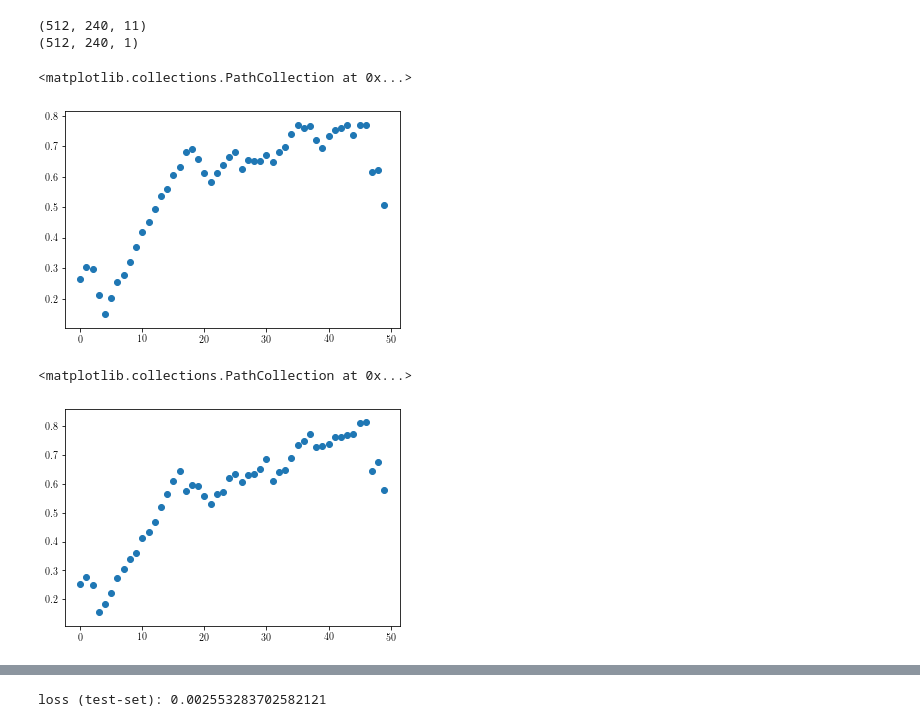
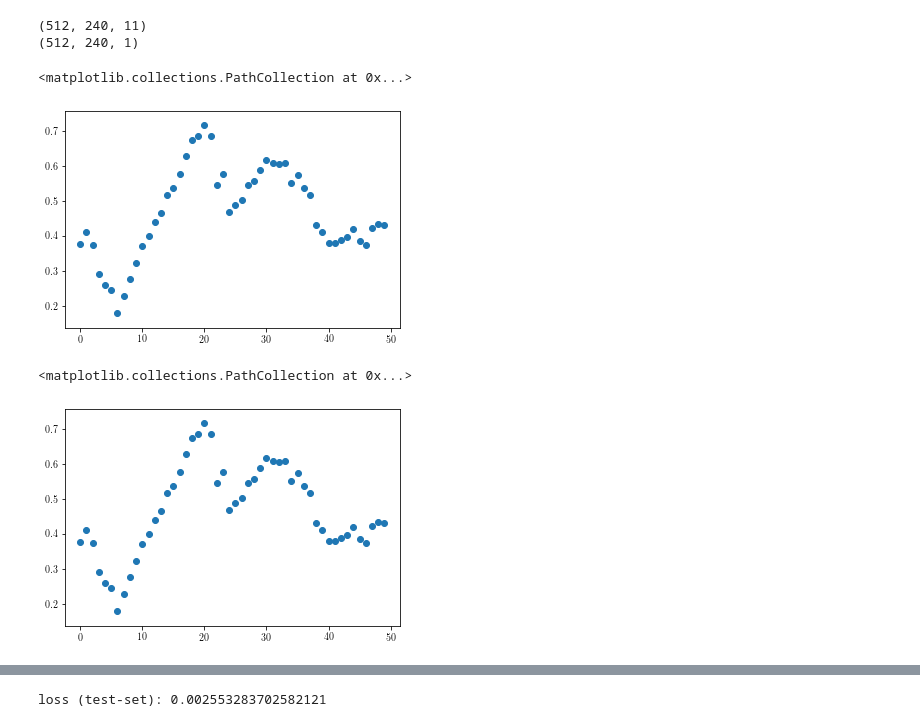
Before and after one commit to VasilievArtyom/PredictiveMaintenance, a Jupyter notebook: private/Vasiliev/neural/neural_predict.ipynb, the cells around one changed output, grey strips where cells are left out. Saved outputs shown, nothing was run; the diff lists cells and outputs as text; code cells hidden in the pictures.

```diff
--- a/private/Vasiliev/neural/neural_predict.ipynb
+++ b/private/Vasiliev/neural/neural_predict.ipynb
@@ -48,7 +48,7 @@ delta
 2.1317509536489254e-06
 # %%
 #data augmintation -- 50000 slightly tuned copies of T
-agmntCount=50000
+agmntCount=5
 agmntdT=np.zeros((agmntCount, np.size(sT[:,0]), np.size(sT[0,:])))
 agmntdT[0,:,:] = sT
 np.random.seed(0)
@@ -187,18 +187,17 @@ print(out_batch.shape)
 (512, 240, 1)
 # %%
 batch = 0   # First sequence in the batch.
-signal = 1  # First signal from the 21 input-signals.
-seq = in_batch[batch,predictSteps:predictSteps+50, signal]
+seq = in_batch[batch,predictSteps:predictSteps+50, outputBlockId+1]
 plt.scatter(np.arange(0, len(seq)), seq)
 # %% [output]
 <matplotlib.collections.PathCollection at 0x...>
-[figure, old version]
+[figure, new version]
 # %%
 seq = out_batch[batch, 0:50, 0]
 plt.scatter(np.arange(0, len(seq)),seq)
 # %% [output]
 <matplotlib.collections.PathCollection at 0x...>
-[figure, old version]
+[figure, new version]
 # %%
 validation_data = (np.expand_dims(inData_test[0,:,:], axis=0),
                    np.expand_dims(outData_test[0,:,:], axis=0))
```
Also changed, not shown: parts of 14 cells of this notebook.
